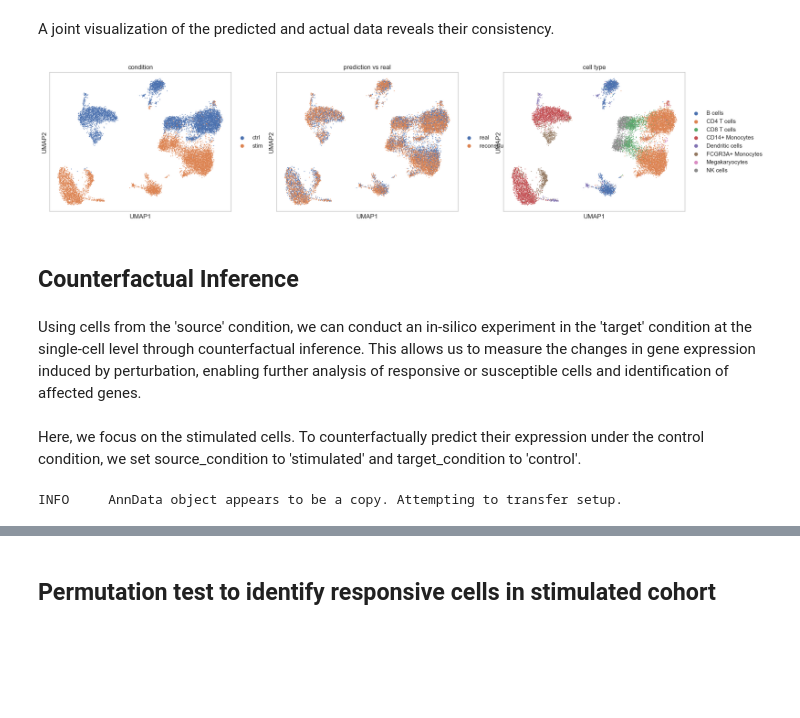
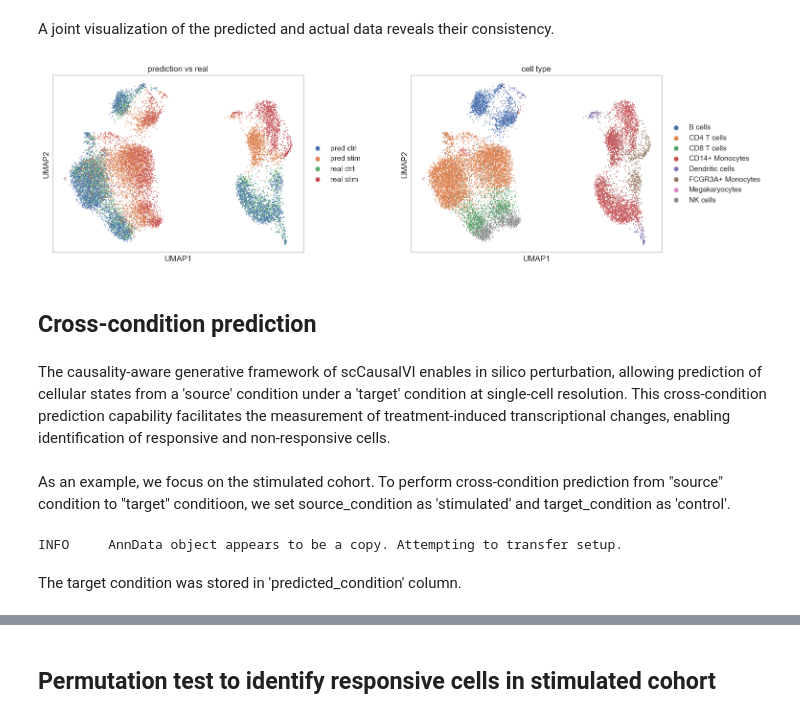
Before and after one commit to elmella/scCausalVI, a Jupyter notebook: docs/source/tutorial/scCausalVI-ifnb.ipynb, the cells around one changed output, grey strips where cells are left out. Drawn from its saved outputs; the diff is of its cells as text; code cells hidden in the pictures; blank space fills up the shorter version.

```diff
--- a/docs/source/tutorial/scCausalVI-ifnb.ipynb
+++ b/docs/source/tutorial/scCausalVI-ifnb.ipynb
@@ -111,8 +129,9 @@ use_gpu = torch.cuda.is_available()
 # %%
+use_gpu = torch.cuda.is_available()
+
 model.train(
     group_indices_list,
     use_gpu=use_gpu,
     max_epochs=200,
-    early_stopping=True,
 )
 # %% [output]
@@ -173,12 +200,7 @@ To assess the prediction accuracy of scCausalVI for downstream imputation analys
 # %%
-count_recon = model.get_count_expression()
+adata_recon = model.get_count_expression()
 # %%
-adata_recon = ad.AnnData(
-    X = count_recon,
-    obs = adata.obs.copy(),
-    var = adata.var.copy()
-)
-
+# Normalize predicted count data
 sc.pp.normalize_total(adata_recon, target_sum=1e6)
 sc.pp.log1p(adata_recon)
 # %%
@@ -193,8 +215,8 @@ sc.pl.umap(adata_recon, color=[condition_key, group_key,],
 # %% [markdown]
 A joint visualization of the predicted and actual data reveals their consistency.
 # %%
-adata.obs['is_real'] = 'real'
-adata_recon.obs['is_real'] = 'reconstructed'
+adata.obs['is_real'] = [f'real ' + cond for cond in adata.obs[condition_key]]
+adata_recon.obs['is_real'] = [f'pred ' + cond for cond in adata_recon.obs[condition_key]]
 adata_recon_real = ad.concat([adata, adata_recon])
 # %%
 sc.pp.pca(adata_recon_real)
@@ -203,15 +225,18 @@ sc.tl.umap(adata_recon_real)
 # %%
 sc.pl.umap(
     adata_recon_real,
-    color = [condition_key, 'is_real', group_key],
-    title = ['condition', 'prediction vs real', 'cell type']
+    color = ['is_real', group_key],
+    title = ['prediction vs real', 'cell type'],
+    wspace=0.3
 )
 # %% [output]
-[figure, old version]
+[figure, new version]
 # %% [markdown]
-## Counterfactual Inference
+## Cross-condition prediction
 # %% [markdown]
-Using cells from the 'source' condition, we can conduct an in-silico experiment in the 'target' condition at the single-cell level through counterfactual inference. This allows us to measure the changes in gene expression induced by perturbation, enabling further analysis of responsive or susceptible cells and identification of affected genes.
+The causality-aware generative framework of scCausalVI enables in silico perturbation, allowing prediction of cellular states from a 'source' condition under a 'target' condition at single-cell resolution.
+This cross-condition prediction capability facilitates the measurement of treatment-induced transcriptional changes, enabling
+identification of responsive and non-responsive cells.
 # %% [markdown]
-Here, we focus on the stimulated cells. To counterfactually predict their expression under the control condition, we set source_condition to 'stimulated' and target_condition to 'control'.
+As an example, we focus on the stimulated cohort. To perform cross-condition prediction from "source" condition to "target" conditioon, we set source_condition as 'stimulated' and target_condition as 'control'.
 # %%
@@ -223,3 +247,5 @@ count_cf, _, _, _, _= model.get_count_expression_counterfactual(
 )
 # %% [output]
 INFO     AnnData object appears to be a copy. Attempting to transfer setup.
+# %% [markdown]
+The target condition was stored in 'predicted_condition' column.
```
Also changed, not shown: parts of 55 cells of this notebook, 4 other files.
